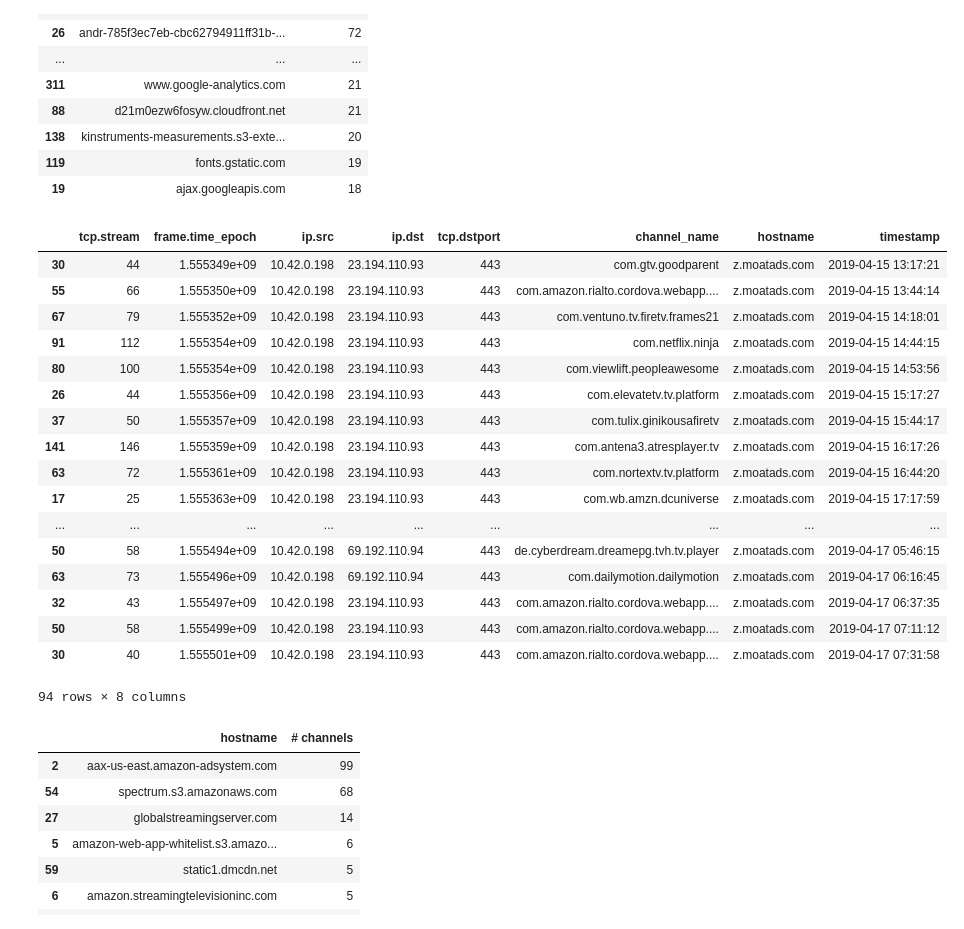
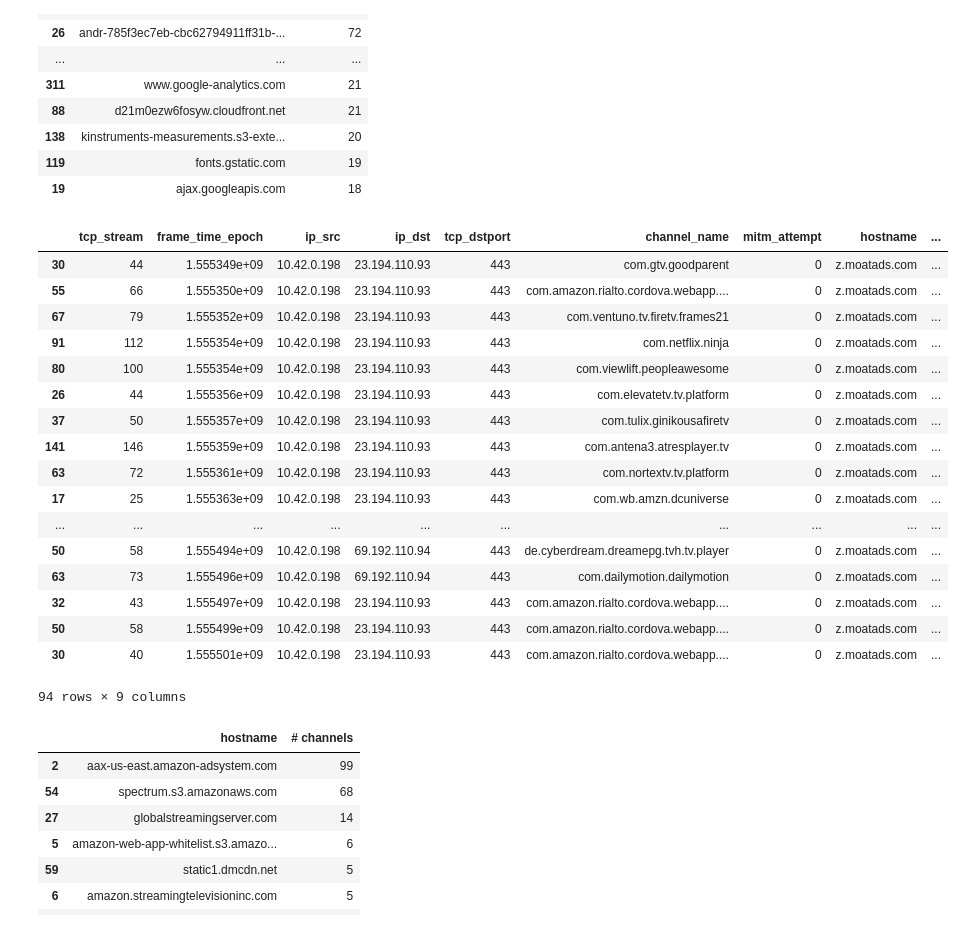
Before and after one commit to citp/ott-tracking, a Jupyter notebook: src/analysis/notebooks/TCP-Connections.ipynb, the cells around one changed output. Saved outputs shown, nothing was run; the diff lists cells and outputs as text; code cells hidden in the pictures.

```diff
--- a/src/analysis/notebooks/TCP-Connections.ipynb
+++ b/src/analysis/notebooks/TCP-Connections.ipynb
@@ -79,0 +48,3 @@ amazon_tcp = get_tcp_conns(crawl_data_dir_amazon, rIP2NameDB)
+# %%
+roku_tcp = get_distinct_tcp_conns(crawl_data_dir_roku)
+amazon_tcp = get_distinct_tcp_conns(crawl_data_dir_amazon)
@@ -262,29 +242,27 @@ amazon_tcp[
 | 138 | kinstruments-measurements.s3-exte... | 20 |
 | 119 | fonts.gstatic.com | 19 |
 | 19 | ajax.googleapis.com | 18 |
-# %%
-amazon_tcp['timestamp'] = amazon_tcp['frame.time_epoch'].map(lambda x: datetime.fromtimestamp(int(x)).strftime('%Y-%m-%d %H:%M:%S'))
 # %%
 amazon_tcp[amazon_tcp.hostname.str.contains("moatads")].\
-    drop_duplicates(['channel_name', 'hostname']).sort_values("frame.time_epoch")
+    drop_duplicates(['channel_name', 'hostname']).sort_values("frame_time_epoch")
 # %% [output]
-|  | tcp.stream | frame.time_epoch | ip.src | ip.dst | tcp.dstport | channel_name | hostname | timestamp |
-| 30 | 44 | 1.555349e+09 | 10.42.0.198 | 23.194.110.93 | 443 | com.gtv.goodparent | z.moatads.com | 2019-04-15 13:17:21 |
-| 55 | 66 | 1.555350e+09 | 10.42.0.198 | 23.194.110.93 | 443 | com.amazon.rialto.cordova.webapp.... | z.moatads.com | 2019-04-15 13:44:14 |
-| 67 | 79 | 1.555352e+09 | 10.42.0.198 | 23.194.110.93 | 443 | com.ventuno.tv.firetv.frames21 | z.moatads.com | 2019-04-15 14:18:01 |
-| 91 | 112 | 1.555354e+09 | 10.42.0.198 | 23.194.110.93 | 443 | com.netflix.ninja | z.moatads.com | 2019-04-15 14:44:15 |
-| 80 | 100 | 1.555354e+09 | 10.42.0.198 | 23.194.110.93 | 443 | com.viewlift.peopleawesome | z.moatads.com | 2019-04-15 14:53:56 |
-| 26 | 44 | 1.555356e+09 | 10.42.0.198 | 23.194.110.93 | 443 | com.elevatetv.tv.platform | z.moatads.com | 2019-04-15 15:17:27 |
-| 37 | 50 | 1.555357e+09 | 10.42.0.198 | 23.194.110.93 | 443 | com.tulix.ginikousafiretv | z.moatads.com | 2019-04-15 15:44:17 |
-| 141 | 146 | 1.555359e+09 | 10.42.0.198 | 23.194.110.93 | 443 | com.antena3.atresplayer.tv | z.moatads.com | 2019-04-15 16:17:26 |
-| 63 | 72 | 1.555361e+09 | 10.42.0.198 | 23.194.110.93 | 443 | com.nortextv.tv.platform | z.moatads.com | 2019-04-15 16:44:20 |
-| 17 | 25 | 1.555363e+09 | 10.42.0.198 | 23.194.110.93 | 443 | com.wb.amzn.dcuniverse | z.moatads.com | 2019-04-15 17:17:59 |
-| ... | ... | ... | ... | ... | ... | ... | ... | ... |
-| 50 | 58 | 1.555494e+09 | 10.42.0.198 | 69.192.110.94 | 443 | de.cyberdream.dreamepg.tvh.tv.player | z.moatads.com | 2019-04-17 05:46:15 |
-| 63 | 73 | 1.555496e+09 | 10.42.0.198 | 69.192.110.94 | 443 | com.dailymotion.dailymotion | z.moatads.com | 2019-04-17 06:16:45 |
-| 32 | 43 | 1.555497e+09 | 10.42.0.198 | 23.194.110.93 | 443 | com.amazon.rialto.cordova.webapp.... | z.moatads.com | 2019-04-17 06:37:35 |
-| 50 | 58 | 1.555499e+09 | 10.42.0.198 | 23.194.110.93 | 443 | com.amazon.rialto.cordova.webapp.... | z.moatads.com | 2019-04-17 07:11:12 |
-| 30 | 40 | 1.555501e+09 | 10.42.0.198 | 23.194.110.93 | 443 | com.amazon.rialto.cordova.webapp.... | z.moatads.com | 2019-04-17 07:31:58 |
+|  | tcp_stream | frame_time_epoch | ip_src | ip_dst | tcp_dstport | channel_name | mitm_attempt | hostname | ... |
+| 30 | 44 | 1.555349e+09 | 10.42.0.198 | 23.194.110.93 | 443 | com.gtv.goodparent | 0 | z.moatads.com | ... |
+| 55 | 66 | 1.555350e+09 | 10.42.0.198 | 23.194.110.93 | 443 | com.amazon.rialto.cordova.webapp.... | 0 | z.moatads.com | ... |
+| 67 | 79 | 1.555352e+09 | 10.42.0.198 | 23.194.110.93 | 443 | com.ventuno.tv.firetv.frames21 | 0 | z.moatads.com | ... |
+| 91 | 112 | 1.555354e+09 | 10.42.0.198 | 23.194.110.93 | 443 | com.netflix.ninja | 0 | z.moatads.com | ... |
+| 80 | 100 | 1.555354e+09 | 10.42.0.198 | 23.194.110.93 | 443 | com.viewlift.peopleawesome | 0 | z.moatads.com | ... |
+| 26 | 44 | 1.555356e+09 | 10.42.0.198 | 23.194.110.93 | 443 | com.elevatetv.tv.platform | 0 | z.moatads.com | ... |
+| 37 | 50 | 1.555357e+09 | 10.42.0.198 | 23.194.110.93 | 443 | com.tulix.ginikousafiretv | 0 | z.moatads.com | ... |
+| 141 | 146 | 1.555359e+09 | 10.42.0.198 | 23.194.110.93 | 443 | com.antena3.atresplayer.tv | 0 | z.moatads.com | ... |
+| 63 | 72 | 1.555361e+09 | 10.42.0.198 | 23.194.110.93 | 443 | com.nortextv.tv.platform | 0 | z.moatads.com | ... |
+| 17 | 25 | 1.555363e+09 | 10.42.0.198 | 23.194.110.93 | 443 | com.wb.amzn.dcuniverse | 0 | z.moatads.com | ... |
+| ... | ... | ... | ... | ... | ... | ... | ... | ... | ... |
+| 50 | 58 | 1.555494e+09 | 10.42.0.198 | 69.192.110.94 | 443 | de.cyberdream.dreamepg.tvh.tv.player | 0 | z.moatads.com | ... |
+| 63 | 73 | 1.555496e+09 | 10.42.0.198 | 69.192.110.94 | 443 | com.dailymotion.dailymotion | 0 | z.moatads.com | ... |
+| 32 | 43 | 1.555497e+09 | 10.42.0.198 | 23.194.110.93 | 443 | com.amazon.rialto.cordova.webapp.... | 0 | z.moatads.com | ... |
+| 50 | 58 | 1.555499e+09 | 10.42.0.198 | 23.194.110.93 | 443 | com.amazon.rialto.cordova.webapp.... | 0 | z.moatads.com | ... |
+| 30 | 40 | 1.555501e+09 | 10.42.0.198 | 23.194.110.93 | 443 | com.amazon.rialto.cordova.webapp.... | 0 | z.moatads.com | ... |
-94 rows × 8 columns
+94 rows × 9 columns
 # %%
 amazon_tcp[~amazon_tcp.hostname.str.contains("amazon.com") &
```
Also changed, not shown: parts of 22 cells of this notebook, 3 other files.
